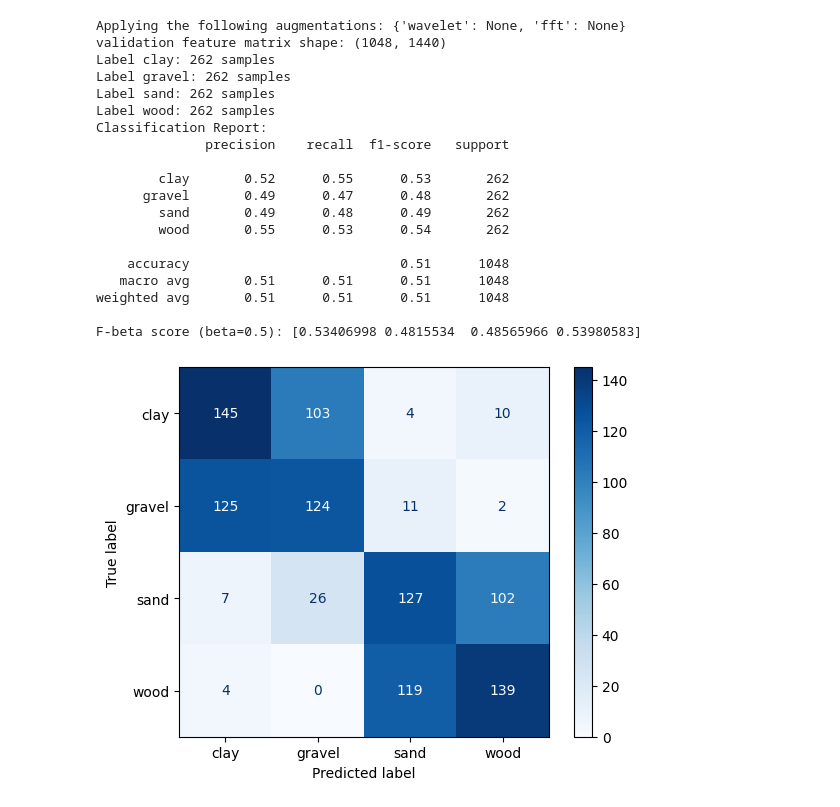
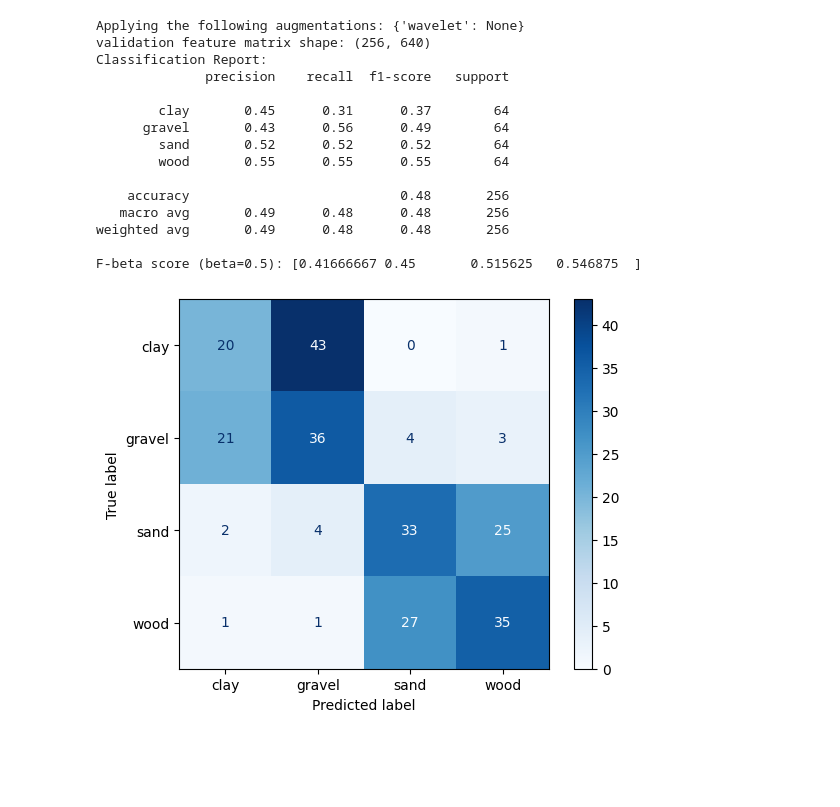
Before and after one commit to brolinA/terrain_property_prediction, a Jupyter notebook: src/training_workbook.ipynb, the cells around one changed output. Cells and saved outputs as stored; diff of their text form; code cells hidden in the pictures; blank space fills up the shorter version.

Commit message:
Refactor code to include new data augmentation method

```diff
--- a/src/training_workbook.ipynb
+++ b/src/training_workbook.ipynb
@@ -55,6 +55,9 @@ def adjust_same_length(features_, labels_):
     """
     Adjusts the length of the data arrays to be the same by padding with zeros.
     """
+    if len(labels_) == 0:
+        print("Cannot adjust since the length is zero")
+        return None, None, False
     unique_labels, label_counts = np.unique(labels_, return_counts=True)
 
     min_count = min(label_counts)
@@ -66,7 +69,7 @@ def adjust_same_length(features_, labels_):
             indices.extend(id_[:min_count])
         else:
             print(f"Warning: Not enough samples for label '{label}'. Found {len(id_)} samples.")
-    return features_[indices], labels_[indices]
+    return features_[indices], labels_[indices], True
 # %%
 # Create an instance of the SVMClassification class
 svm_classifier = SVMClassification(data_labels)
@@ -162,53 +164,54 @@ validation_classifier = SVMClassification(test_data)
 validation_classifier.create_feature_matrix_and_label(normalize_data=norm_data,
                             components=cmp,
                             combine_legs = comb_legs,
                             data_padding_size=80,
                             augmetation_params=aug_param,
+                            use_original_signal=use_org_sig,
                             )
 org_validation_labels = validation_classifier.labels.copy()
-validation_classifier.feature_matrix, validation_classifier.labels = adjust_same_length(validation_classifier.feature_matrix, validation_classifier.labels)
+validation_classifier.feature_matrix, validation_classifier.labels, success_ = adjust_same_length(validation_classifier.feature_matrix, validation_classifier.labels)
+
+if not success_:
+    raise AttributeError("Feature matrix not computed")
+
 print(f"validation feature matrix shape: {validation_classifier.feature_matrix.shape}")
-unique_labels, label_counts = np.unique(validation_classifier.labels, return_counts=True)
-for label, count in zip(unique_labels, label_counts):
-    print(f"Label {label}: {count} samples")
+# unique_labels, label_counts = np.unique(validation_classifier.labels, return_counts=True)
+# for label, count in zip(unique_labels, label_counts):
+#     print(f"Label {label}: {count} samples")
 
 # print(f"ratio {max(label_counts)/min(label_counts)}")
 
 # scaler = StandardScaler()
 # features_ = scaler.fit_transform(validation_classifier.feature_matrix)
 features_ = svm_classifier.scaler.transform(validation_classifier.feature_matrix)
 # features_ = validation_classifier.feature_matrix
 true_labels_ = validation_classifier.labels
 predictions_ = svm_classifier.latest_model.predict(features_)
 # Print the classification report
 print("Classification Report:")
 print(classification_report(true_labels_, predictions_))
 cm = ConfusionMatrixDisplay.from_predictions(true_labels_, predictions_, display_labels=svm_classifier.latest_model.classes_, cmap='Blues')
 
 from sklearn.metrics import fbeta_score
-f05 = fbeta_score(true_labels_, predictions_, beta=1, average=None)
+f05 = fbeta_score(true_labels_, predictions_, beta=0.5, average=None)
 print(f"F-beta score (beta=0.5): {f05}")
 # %% [output]
-Applying the following augmentations: {'wavelet': None, 'fft': None}
-validation feature matrix shape: (1048, 1440)
-Label clay: 262 samples
-Label gravel: 262 samples
-Label sand: 262 samples
-Label wood: 262 samples
+Applying the following augmentations: {'wavelet': None}
+validation feature matrix shape: (256, 640)
 Classification Report:
               precision    recall  f1-score   support
 
-        clay       0.52      0.55      0.53       262
-      gravel       0.49      0.47      0.48       262
-        sand       0.49      0.48      0.49       262
-        wood       0.55      0.53      0.54       262
+        clay       0.45      0.31      0.37        64
+      gravel       0.43      0.56      0.49        64
+        sand       0.52      0.52      0.52        64
+        wood       0.55      0.55      0.55        64
 
-    accuracy                           0.51      1048
-   macro avg       0.51      0.51      0.51      1048
-weighted avg       0.51      0.51      0.51      1048
+    accuracy                           0.48       256
+   macro avg       0.49      0.48      0.48       256
+weighted avg       0.49      0.48      0.48       256
 
-F-beta score (beta=0.5): [0.53406998 0.4815534  0.48565966 0.53980583]
+F-beta score (beta=0.5): [0.41666667 0.45       0.515625   0.546875  ]
-[figure, old version]
+[figure, new version]
 # %%
 #evaluate multiple parameter combination for SVM Classifier
 comb_leg = [True, False]
```
Also changed, not shown: parts of 2 cells of this notebook, 2 other files.
